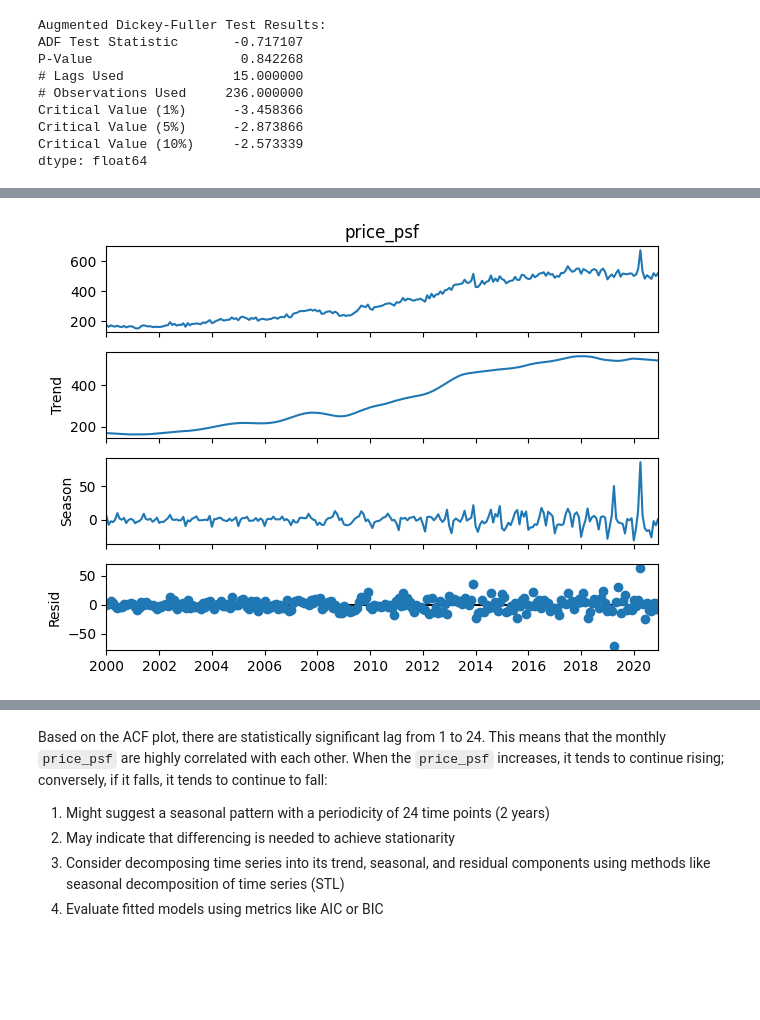
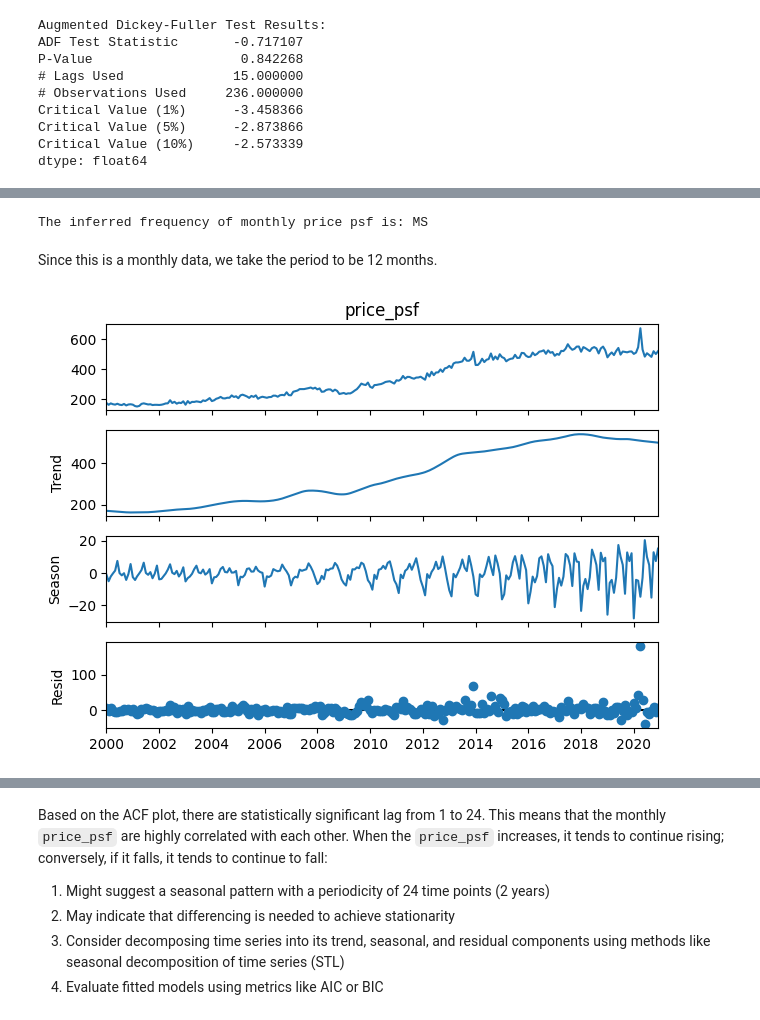
Before and after one commit to yuenherny/kl-house-price-forecasting, a Jupyter notebook: notebooks/Transactions - 06 Time Series Modelling.ipynb, the cells around one changed output, grey strips where cells are left out. Saved outputs shown, nothing was run; the diff lists cells and outputs as text; code cells hidden in the pictures; blank space fills up the shorter version.

```diff
--- a/notebooks/Transactions - 06 Time Series Modelling.ipynb
+++ b/notebooks/Transactions - 06 Time Series Modelling.ipynb
@@ -432,8 +456,14 @@ Since the computed p-value is more than 0.05, we fail to reject the null hypothe
+# %%
+print(f'The inferred frequency of monthly price psf is: {median_monthly_price_psf.index.inferred_freq}')
+# %% [output]
+The inferred frequency of monthly price psf is: MS
+# %% [markdown]
+Since this is a monthly data, we take the period to be 12 months.
 # %%
 from statsmodels.tsa.seasonal import STL
 
-mean_price_psf_stl = STL(mean_monthly_price_psf['price_psf'], period=12).fit()
+mean_price_psf_stl = STL(mean_monthly_price_psf['price_psf'], period=12, robust=True, seasonal=13).fit()
 mean_price_psf_stl.plot()
 plt.show()
 # %% [output]
-[figure, old version]
+[figure, new version]
```
Also changed, not shown: parts of 39 cells of this notebook, 2 other files.
